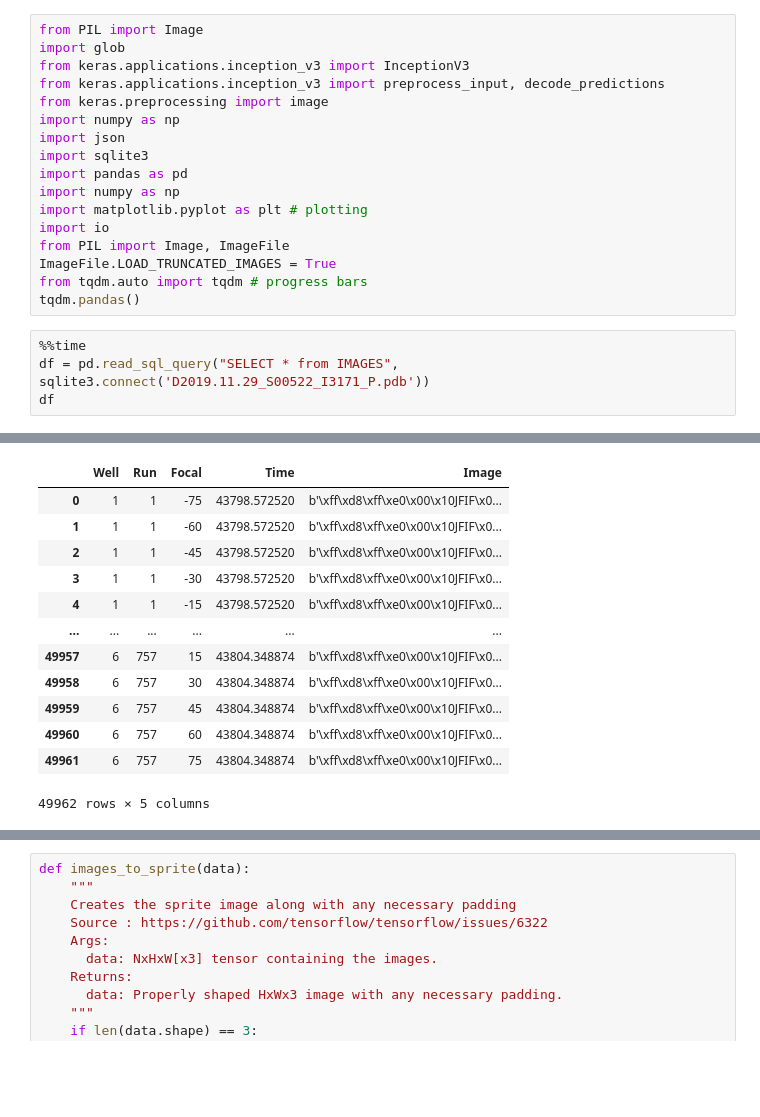
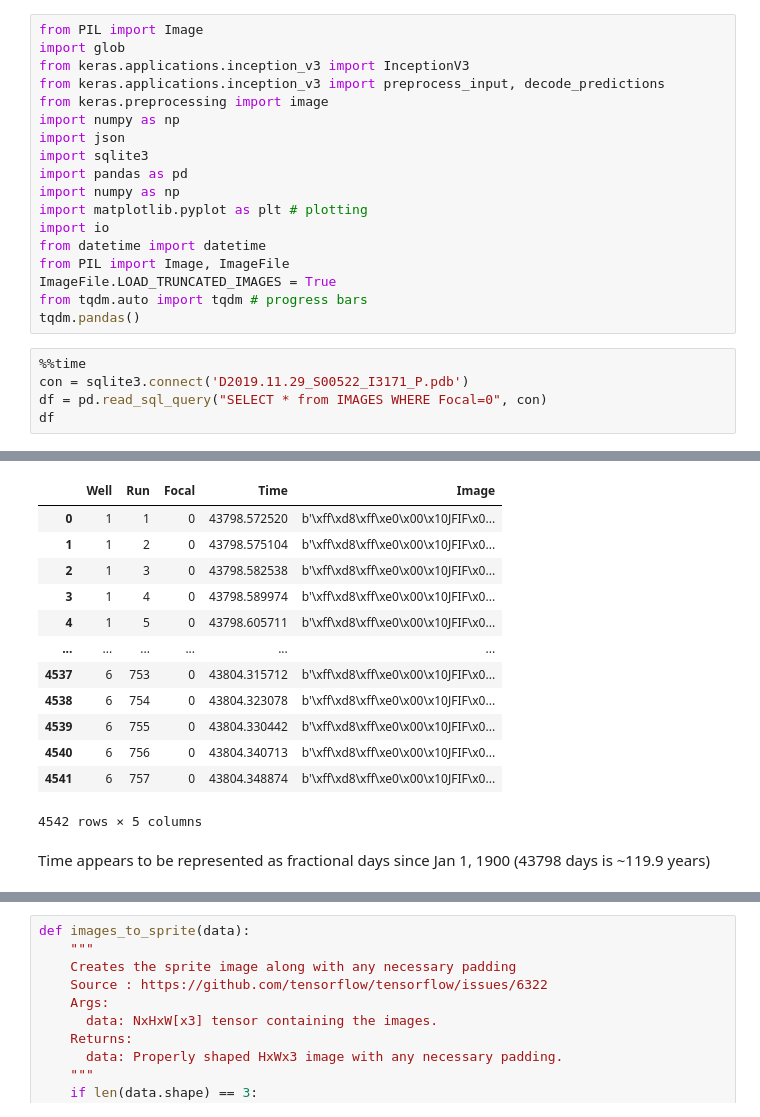
Before and after one commit to UoA-eResearch/TSNE-UMAP-Embedding-Visualisation, a Jupyter notebook: Feature-extractor.ipynb, the cells around one changed output, grey strips where cells are left out. Drawn from its saved outputs; the diff is of its cells as text; blank space fills up the shorter version.

```diff
--- a/Feature-extractor.ipynb
+++ b/Feature-extractor.ipynb
@@ -11,12 +11,14 @@ import pandas as pd
 import numpy as np
 import matplotlib.pyplot as plt # plotting
 import io
+from datetime import datetime
 from PIL import Image, ImageFile
 ImageFile.LOAD_TRUNCATED_IMAGES = True
 from tqdm.auto import tqdm # progress bars
 tqdm.pandas()
 # %%
 %%time
-df = pd.read_sql_query("SELECT * from IMAGES", sqlite3.connect('D2019.11.29_S00522_I3171_P.pdb'))
+con = sqlite3.connect('D2019.11.29_S00522_I3171_P.pdb')
+df = pd.read_sql_query("SELECT * from IMAGES WHERE Focal=0", con)
 df
 # %% [output]
@@ -25,13 +27,15 @@ Wall time: 2.1 s
 |  | Well | Run | Focal | Time | Image |
-| 0 | 1 | 1 | -75 | 43798.572520 | b'\xff\xd8\xff\xe0\x00\x10JFIF\x0... |
-| 1 | 1 | 1 | -60 | 43798.572520 | b'\xff\xd8\xff\xe0\x00\x10JFIF\x0... |
-| 2 | 1 | 1 | -45 | 43798.572520 | b'\xff\xd8\xff\xe0\x00\x10JFIF\x0... |
-| 3 | 1 | 1 | -30 | 43798.572520 | b'\xff\xd8\xff\xe0\x00\x10JFIF\x0... |
-| 4 | 1 | 1 | -15 | 43798.572520 | b'\xff\xd8\xff\xe0\x00\x10JFIF\x0... |
+| 0 | 1 | 1 | 0 | 43798.572520 | b'\xff\xd8\xff\xe0\x00\x10JFIF\x0... |
+| 1 | 1 | 2 | 0 | 43798.575104 | b'\xff\xd8\xff\xe0\x00\x10JFIF\x0... |
+| 2 | 1 | 3 | 0 | 43798.582538 | b'\xff\xd8\xff\xe0\x00\x10JFIF\x0... |
+| 3 | 1 | 4 | 0 | 43798.589974 | b'\xff\xd8\xff\xe0\x00\x10JFIF\x0... |
+| 4 | 1 | 5 | 0 | 43798.605711 | b'\xff\xd8\xff\xe0\x00\x10JFIF\x0... |
 | ... | ... | ... | ... | ... | ... |
-| 49957 | 6 | 757 | 15 | 43804.348874 | b'\xff\xd8\xff\xe0\x00\x10JFIF\x0... |
-| 49958 | 6 | 757 | 30 | 43804.348874 | b'\xff\xd8\xff\xe0\x00\x10JFIF\x0... |
-| 49959 | 6 | 757 | 45 | 43804.348874 | b'\xff\xd8\xff\xe0\x00\x10JFIF\x0... |
-| 49960 | 6 | 757 | 60 | 43804.348874 | b'\xff\xd8\xff\xe0\x00\x10JFIF\x0... |
-| 49961 | 6 | 757 | 75 | 43804.348874 | b'\xff\xd8\xff\xe0\x00\x10JFIF\x0... |
+| 4537 | 6 | 753 | 0 | 43804.315712 | b'\xff\xd8\xff\xe0\x00\x10JFIF\x0... |
+| 4538 | 6 | 754 | 0 | 43804.323078 | b'\xff\xd8\xff\xe0\x00\x10JFIF\x0... |
+| 4539 | 6 | 755 | 0 | 43804.330442 | b'\xff\xd8\xff\xe0\x00\x10JFIF\x0... |
+| 4540 | 6 | 756 | 0 | 43804.340713 | b'\xff\xd8\xff\xe0\x00\x10JFIF\x0... |
+| 4541 | 6 | 757 | 0 | 43804.348874 | b'\xff\xd8\xff\xe0\x00\x10JFIF\x0... |
-49962 rows × 5 columns
+4542 rows × 5 columns
+# %% [markdown]
+Time appears to be represented as fractional days since Jan 1, 1900 (43798 days is ~119.9 years)
```
Also changed, not shown: parts of 8 cells of this notebook, 3 other files.
